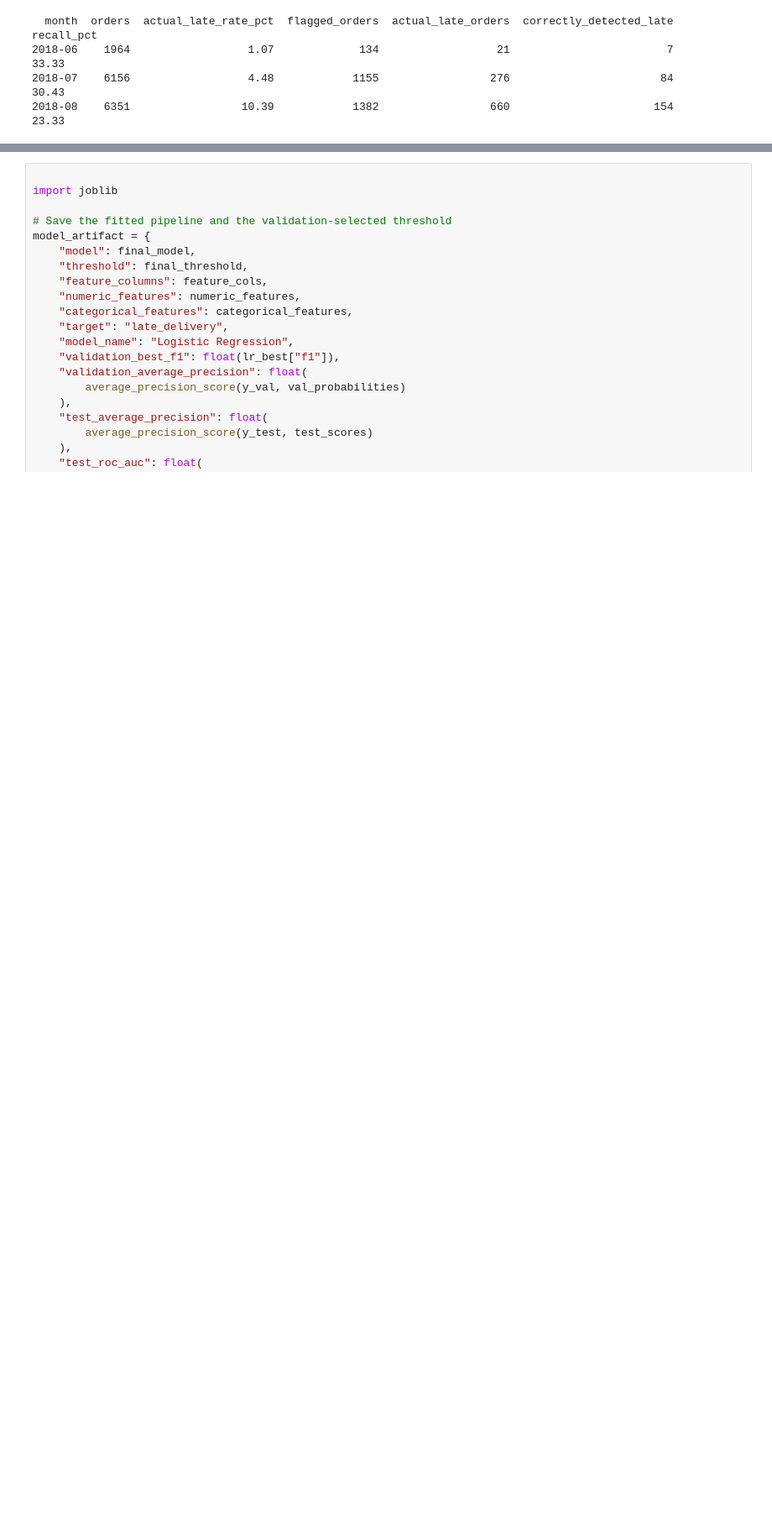
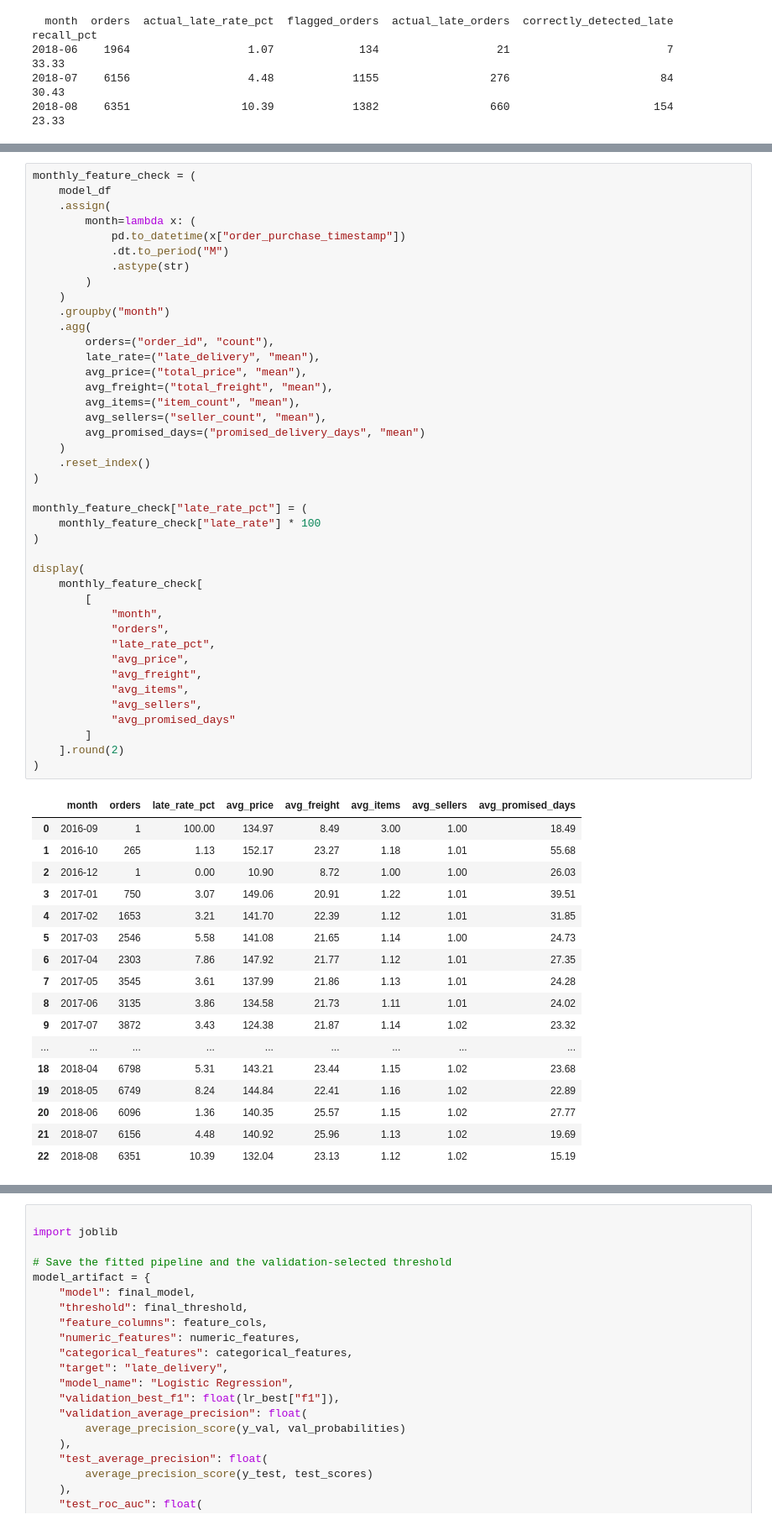
Before and after one commit to GIT-SN/Olist-ecommerce-intelligence, a Jupyter notebook: Olist_Analysis.ipynb, the cells around one changed output, grey strips where cells are left out. Shown at 84% size. Saved outputs shown, nothing was run; the diff lists cells and outputs as text; blank space fills up the shorter version.

```diff
--- a/Olist_Analysis.ipynb
+++ b/Olist_Analysis.ipynb
@@ -1450,0 +1898,59 @@ print(
+# %%
+monthly_feature_check = (
+    model_df
+    .assign(
+        month=lambda x: (
+            pd.to_datetime(x["order_purchase_timestamp"])
+            .dt.to_period("M")
+            .astype(str)
+        )
+    )
+    .groupby("month")
+    .agg(
+        orders=("order_id", "count"),
+        late_rate=("late_delivery", "mean"),
+        avg_price=("total_price", "mean"),
+        avg_freight=("total_freight", "mean"),
+        avg_items=("item_count", "mean"),
+        avg_sellers=("seller_count", "mean"),
+        avg_promised_days=("promised_delivery_days", "mean")
+    )
+    .reset_index()
+)
+
+monthly_feature_check["late_rate_pct"] = (
+    monthly_feature_check["late_rate"] * 100
+)
+
+display(
+    monthly_feature_check[
+        [
+            "month",
+            "orders",
+            "late_rate_pct",
+            "avg_price",
+            "avg_freight",
+            "avg_items",
+            "avg_sellers",
+            "avg_promised_days"
+        ]
+    ].round(2)
+)
+# %% [output]
+|  | month | orders | late_rate_pct | avg_price | avg_freight | avg_items | avg_sellers | avg_promised_days |
+| 0 | 2016-09 | 1 | 100.00 | 134.97 | 8.49 | 3.00 | 1.00 | 18.49 |
+| 1 | 2016-10 | 265 | 1.13 | 152.17 | 23.27 | 1.18 | 1.01 | 55.68 |
+| 2 | 2016-12 | 1 | 0.00 | 10.90 | 8.72 | 1.00 | 1.00 | 26.03 |
+| 3 | 2017-01 | 750 | 3.07 | 149.06 | 20.91 | 1.22 | 1.01 | 39.51 |
+| 4 | 2017-02 | 1653 | 3.21 | 141.70 | 22.39 | 1.12 | 1.01 | 31.85 |
+| 5 | 2017-03 | 2546 | 5.58 | 141.08 | 21.65 | 1.14 | 1.00 | 24.73 |
+| 6 | 2017-04 | 2303 | 7.86 | 147.92 | 21.77 | 1.12 | 1.01 | 27.35 |
+| 7 | 2017-05 | 3545 | 3.61 | 137.99 | 21.86 | 1.13 | 1.01 | 24.28 |
+| 8 | 2017-06 | 3135 | 3.86 | 134.58 | 21.73 | 1.11 | 1.01 | 24.02 |
+| 9 | 2017-07 | 3872 | 3.43 | 124.38 | 21.87 | 1.14 | 1.02 | 23.32 |
+| ... | ... | ... | ... | ... | ... | ... | ... | ... |
+| 18 | 2018-04 | 6798 | 5.31 | 143.21 | 23.44 | 1.15 | 1.02 | 23.68 |
+| 19 | 2018-05 | 6749 | 8.24 | 144.84 | 22.41 | 1.16 | 1.02 | 22.89 |
+| 20 | 2018-06 | 6096 | 1.36 | 140.35 | 25.57 | 1.15 | 1.02 | 27.77 |
+| 21 | 2018-07 | 6156 | 4.48 | 140.92 | 25.96 | 1.13 | 1.02 | 19.69 |
+| 22 | 2018-08 | 6351 | 10.39 | 132.04 | 23.13 | 1.12 | 1.02 | 15.19 |
```
Also changed, not shown: parts of 15 cells of this notebook, 5 other files.
